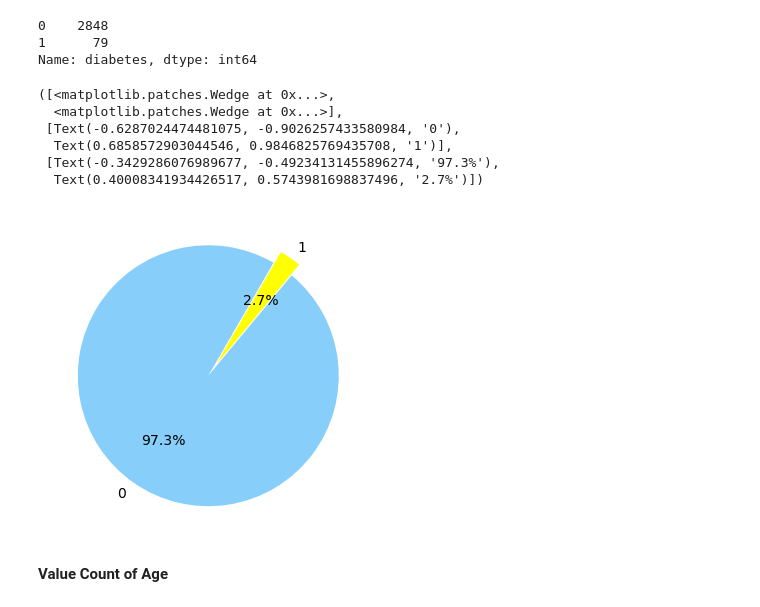
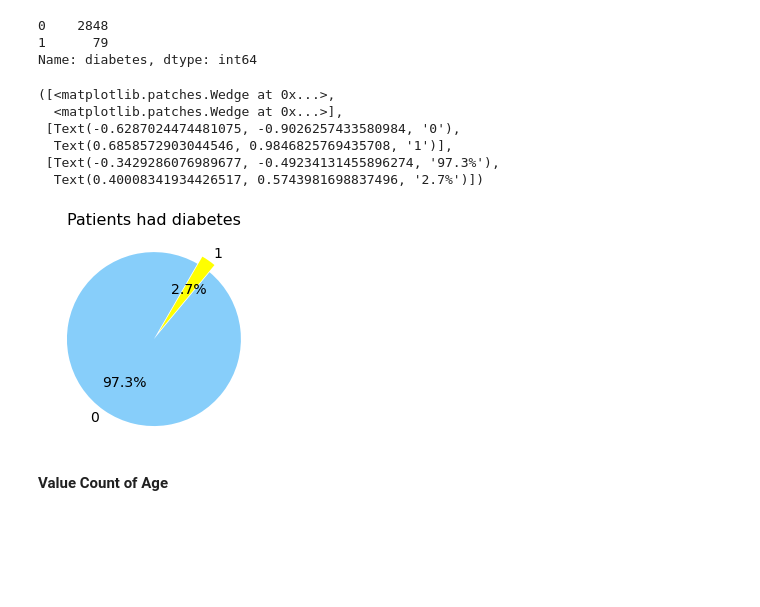
Before and after one commit to Rohan20202/Cardiovascular-Risk-Prediction-Project, a Jupyter notebook: Cardiovascular_Risk_Prediction.ipynb, the cells around one changed output. Drawn from its saved outputs; the diff is of its cells as text; code cells hidden in the pictures; blank space fills up the shorter version.

```diff
--- a/Cardiovascular_Risk_Prediction.ipynb
+++ b/Cardiovascular_Risk_Prediction.ipynb
@@ -322,9 +362,10 @@ BPMeds
 1.0      88
 Name: BPMeds, dtype: int64
 # %%
-plt.rcParams['figure.figsize'] = 6,6
+plt.rcParams['figure.figsize'] = 4,4
 labels = data['BPMeds'].value_counts().index.tolist()
 sizes = data['BPMeds'].value_counts().tolist()
+plt.title('People on BPMeds', size=16)
 colors = ['lightskyblue','yellow']
 explode = (0, 0.1)
 plt.pie(sizes, labels=labels,explode = (0, 0.1), colors=colors,autopct='%1.1f%%' ,startangle=60,textprops={'fontsize': 14})
@@ -347,9 +388,10 @@ prevalentStroke
 1      18
 Name: prevalentStroke, dtype: int64
 # %%
-plt.rcParams['figure.figsize'] = 6,6
+plt.rcParams['figure.figsize'] = 4,4
 labels = data['prevalentStroke'].value_counts().index.tolist()
 sizes = data['prevalentStroke'].value_counts().tolist()
+plt.title('previously had a stroke', size=16)
 colors = ['lightskyblue','yellow']
 explode = (0, 0.1)
 plt.pie(sizes, labels=labels,explode = (0, 0.1), colors=colors,autopct='%1.1f%%' ,startangle=60,textprops={'fontsize': 14})
@@ -386,20 +428,21 @@ diabetes
 1      79
 Name: diabetes, dtype: int64
 # %%
-plt.rcParams['figure.figsize'] = 6,6
+plt.rcParams['figure.figsize'] = 4,4
 labels = data['diabetes'].value_counts().index.tolist()
 sizes = data['diabetes'].value_counts().tolist()
+plt.title('Patients had diabetes', size=16)
 colors = ['lightskyblue','yellow']
 explode = (0, 0.1)
 plt.pie(sizes, labels=labels,explode = (0, 0.1), colors=colors,autopct='%1.1f%%' ,startangle=60,textprops={'fontsize': 14})
 # %% [output]
 ([<matplotlib.patches.Wedge at 0x...>,
   <matplotlib.patches.Wedge at 0x...>],
  [Text(-0.6287024474481075, -0.9026257433580984, '0'),
   Text(0.6858572903044546, 0.9846825769435708, '1')],
  [Text(-0.3429286076989677, -0.49234131455896274, '97.3%'),
   Text(0.40008341934426517, 0.5743981698837496, '2.7%')])
-[figure, old version]
+[figure, new version]
 # %% [markdown]
 **Value Count of Age**
 # %%
```
Also changed, not shown: parts of 35 cells of this notebook.
